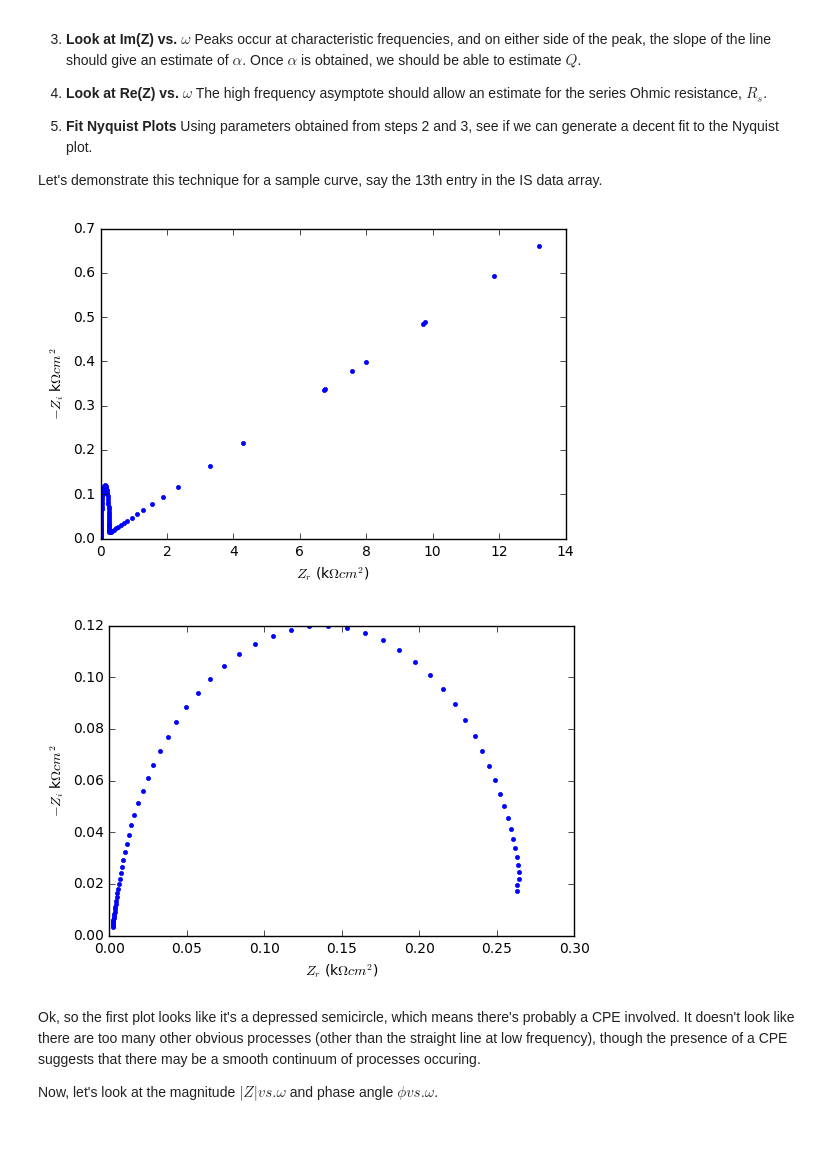
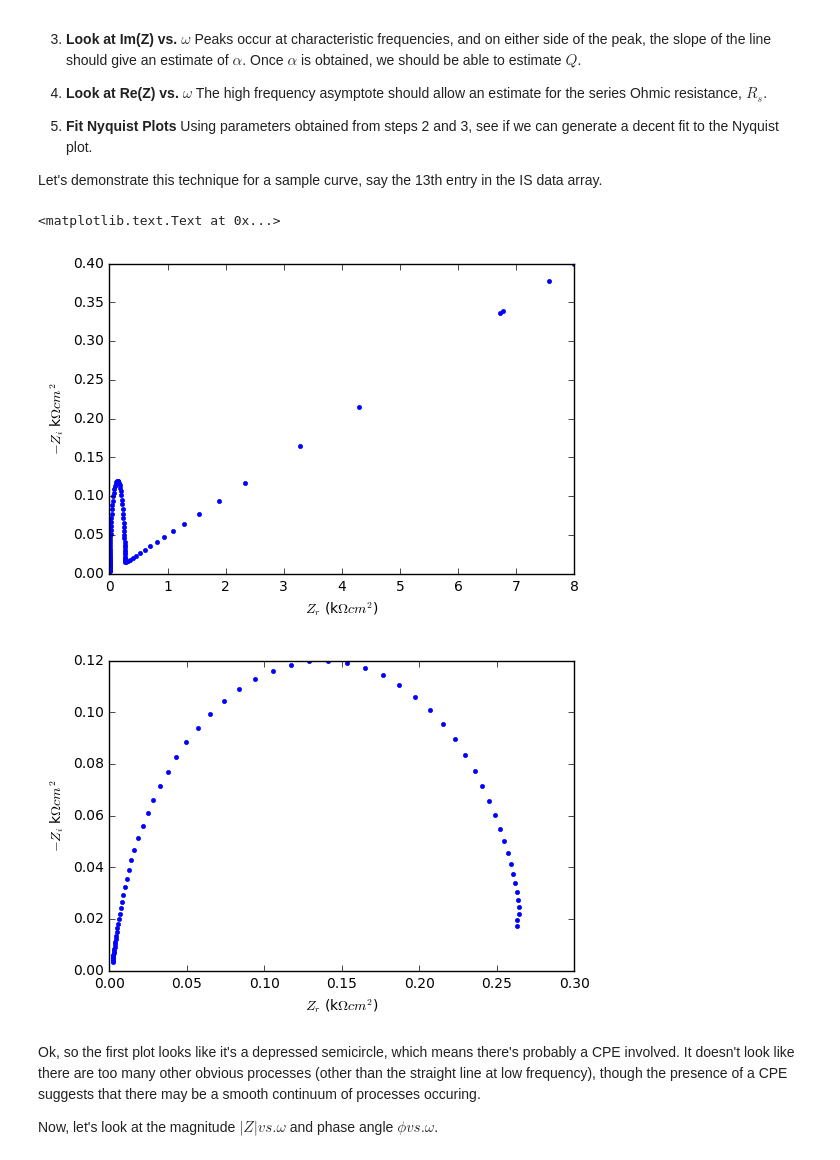
Before and after one commit to es-wong/Impedance-Project, a Jupyter notebook: CPEAnalysisOutline2.ipynb, the cells around one changed output. Cells and saved outputs as stored; diff of their text form; code cells hidden in the pictures.

```diff
--- a/CPEAnalysisOutline2.ipynb
+++ b/CPEAnalysisOutline2.ipynb
@@ -78,24 +78,26 @@ Let's demonstrate this technique for a sample curve, say the 13th entry in the I
 # %%
 # Nyquist plot for the 13th curve.
 
 fig,ax = plt.subplots(1,1)
 ax.plot(Zr(12)[-96:],-Zi(12)[-96:],'.')
 ax.set_xlabel("$Z_{r}$ (k$\Omega cm^{2}$)")
 ax.set_ylabel("$-Z_{i}$ k$\Omega cm^{2}$")
-plt.savefig('nyquistFull.png')
+ax.axis([0,8, 0,.4])
+plt.savefig('nyquistDiffKin.png')
 
-# ax.axis([0,8, 0,8])
+
 
 fig,ax = plt.subplots(1,1)
 ax.plot(Zr(12)[32:],-Zi(12)[32:],'.')
 ax.set_xlabel("$Z_{r}$ (k$\Omega cm^{2}$)")
 ax.set_ylabel("$-Z_{i}$ k$\Omega cm^{2}$")
 plt.savefig('nyquistZoom.png')
 
 
 # ax.axis([0,100, 0,8])
 # %% [output]
+<matplotlib.text.Text at 0x...>
-[figure, old version]
+[figure, new version]
 [figure]
 # %% [markdown]
 Ok, so the first plot looks like it's a depressed semicircle, which means there's probably a CPE involved. It doesn't look like there are too many other obvious processes (other than the straight line at low frequency), though the presence of a CPE suggests that there may be a smooth continuum of processes occuring.
```
Also changed, not shown: parts of 15 cells of this notebook, 2 other files.
